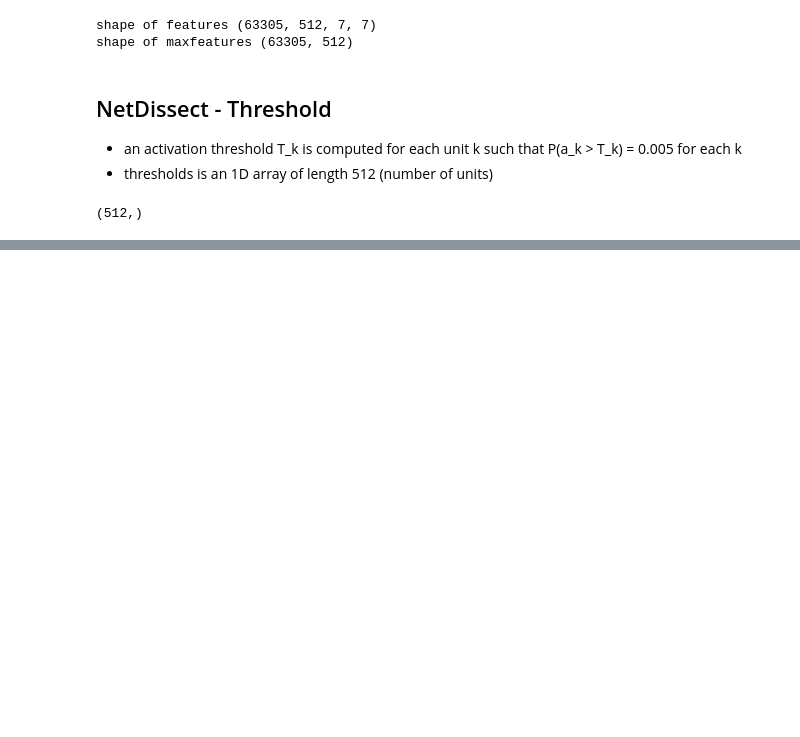
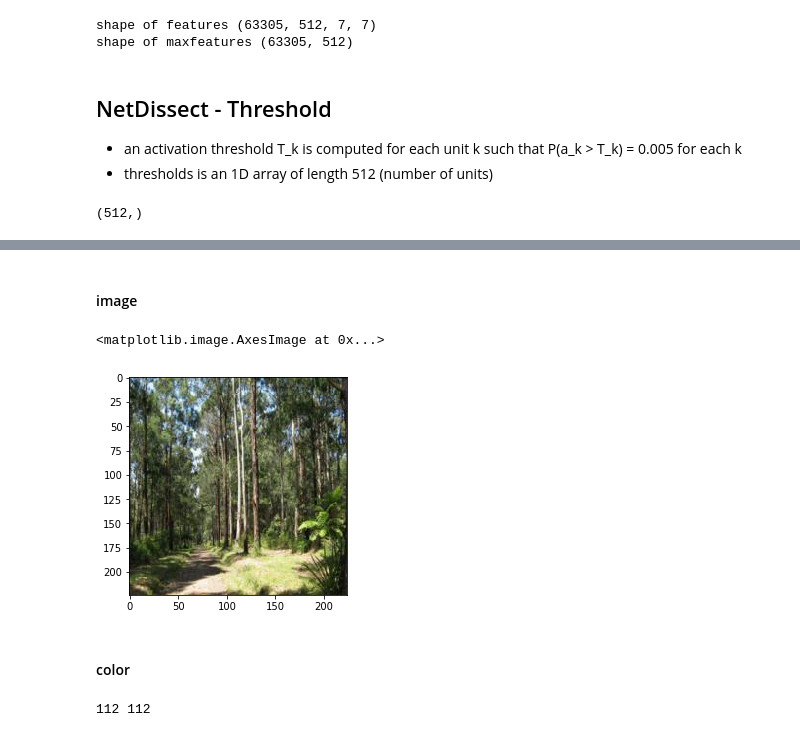
Before and after one commit to LC1905/ENL_NetDissect, a Jupyter notebook: broden_documentation.ipynb, the cells around one changed output, grey strips where cells are left out. Drawn from its saved outputs; the diff is of its cells as text; code cells hidden in the pictures; blank space fills up the shorter version.

```diff
--- a/broden_documentation.ipynb
+++ b/broden_documentation.ipynb
@@ -336,0 +306,17 @@ obim
+# %% [markdown]
+#### image
+# %%
+image_path = os.path.join(DATA_DIRECTORY, "images", "ade20k/ADE_train_00013280.jpg")
+image = Image.open(image_path)
+plt.imshow(image)
+# %% [output]
+<matplotlib.image.AxesImage at 0x...>
+[figure, added]
+# %% [markdown]
+#### color
+# %%
+row = cmap1['color'].shape[1]
+column = cmap1['color'].shape[2]
+print(row, column)
+# %% [output]
+112 112
```
Also changed, not shown: parts of 50 cells of this notebook.
